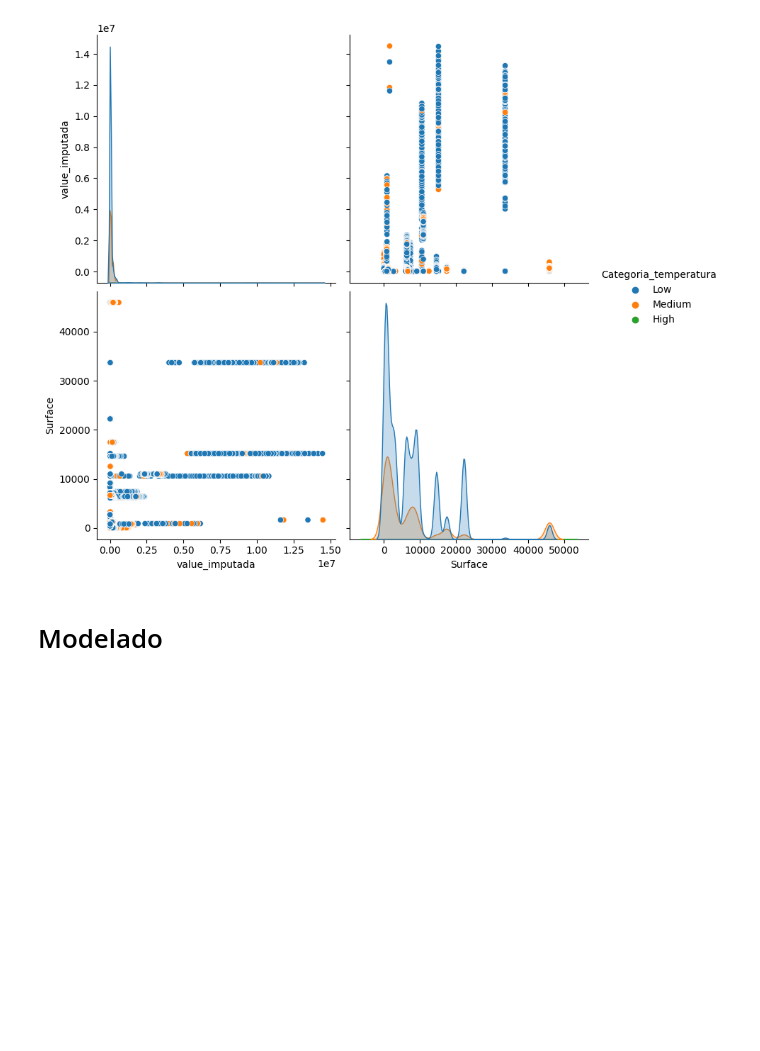
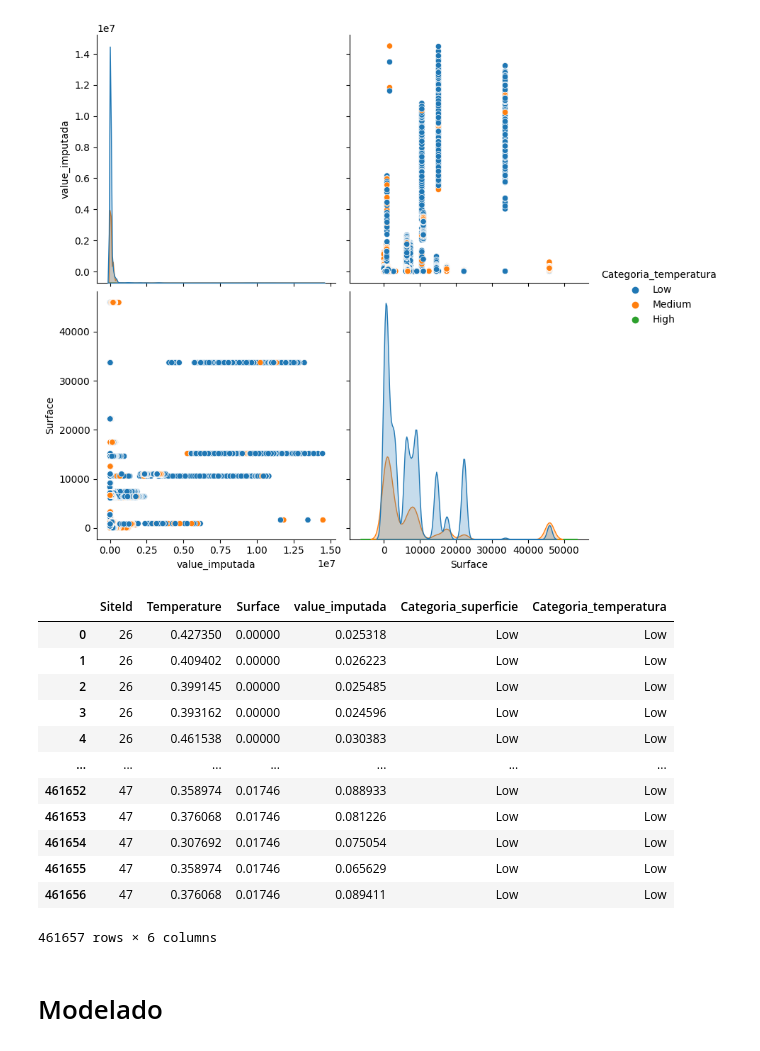
Before and after one commit to jfrenza/min_datos_gdes_vol_info, a Jupyter notebook: PySpark_Proyecto.ipynb, the cells around one changed output. Cells and saved outputs as stored; diff of their text form; code cells hidden in the pictures; blank space fills up the shorter version.

```diff
--- a/PySpark_Proyecto.ipynb
+++ b/PySpark_Proyecto.ipynb
@@ -569,2 +568,21 @@ plt.show()
+# %%
+scaler = MinMaxScaler()
+scaler.fit(energy_data_pandas[['value_imputada', 'Temperature', 'Surface']])
+energy_data_pandas[['value_imputada', 'Temperature', 'Surface']] = scaler.transform(energy_data_pandas[['value_imputada', 'Temperature', 'Surface']])
+energy_data_pandas
+# %% [output]
+|  | SiteId | Temperature | Surface | value_imputada | Categoria_superficie | Categoria_temperatura |
+| 0 | 26 | 0.427350 | 0.00000 | 0.025318 | Low | Low |
+| 1 | 26 | 0.409402 | 0.00000 | 0.026223 | Low | Low |
+| 2 | 26 | 0.399145 | 0.00000 | 0.025485 | Low | Low |
+| 3 | 26 | 0.393162 | 0.00000 | 0.024596 | Low | Low |
+| 4 | 26 | 0.461538 | 0.00000 | 0.030383 | Low | Low |
+| ... | ... | ... | ... | ... | ... | ... |
+| 461652 | 47 | 0.358974 | 0.01746 | 0.088933 | Low | Low |
+| 461653 | 47 | 0.376068 | 0.01746 | 0.081226 | Low | Low |
+| 461654 | 47 | 0.307692 | 0.01746 | 0.075054 | Low | Low |
+| 461655 | 47 | 0.358974 | 0.01746 | 0.065629 | Low | Low |
+| 461656 | 47 | 0.376068 | 0.01746 | 0.089411 | Low | Low |
+461657 rows × 6 columns
 # %% [markdown]
 # Modelado
```
Also changed, not shown: parts of 7 cells of this notebook.
